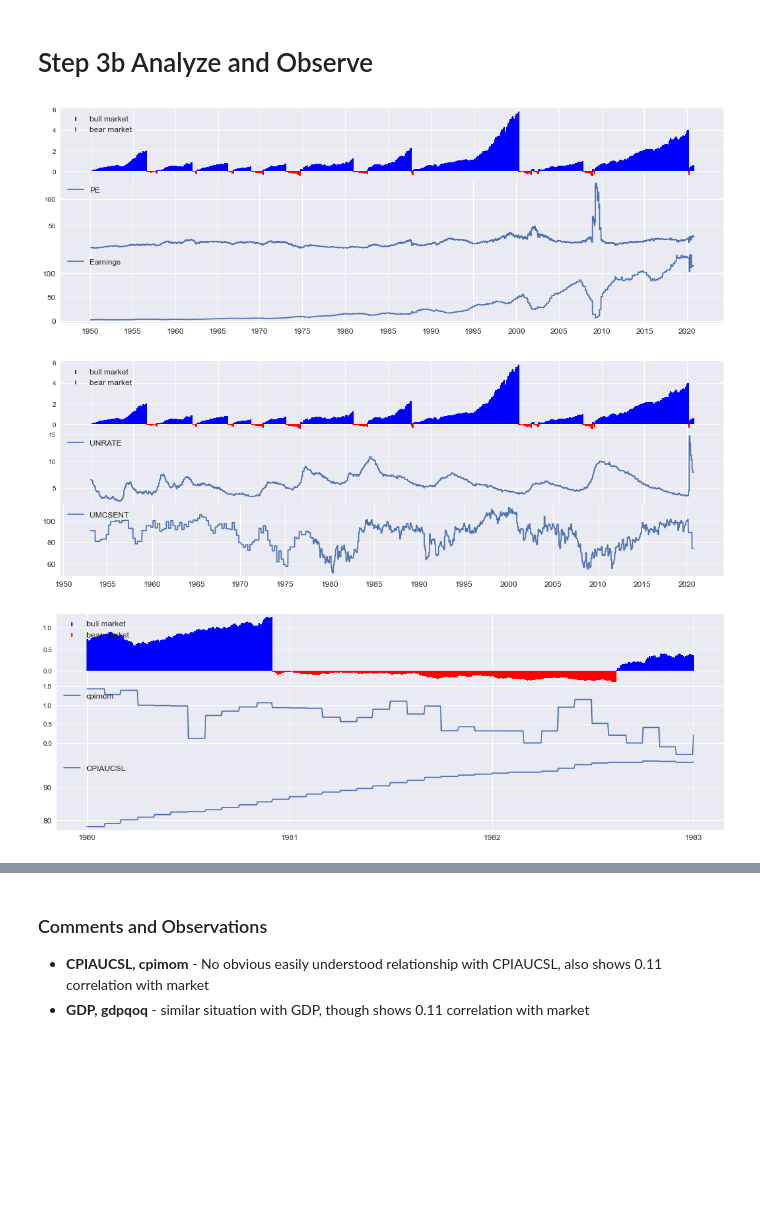
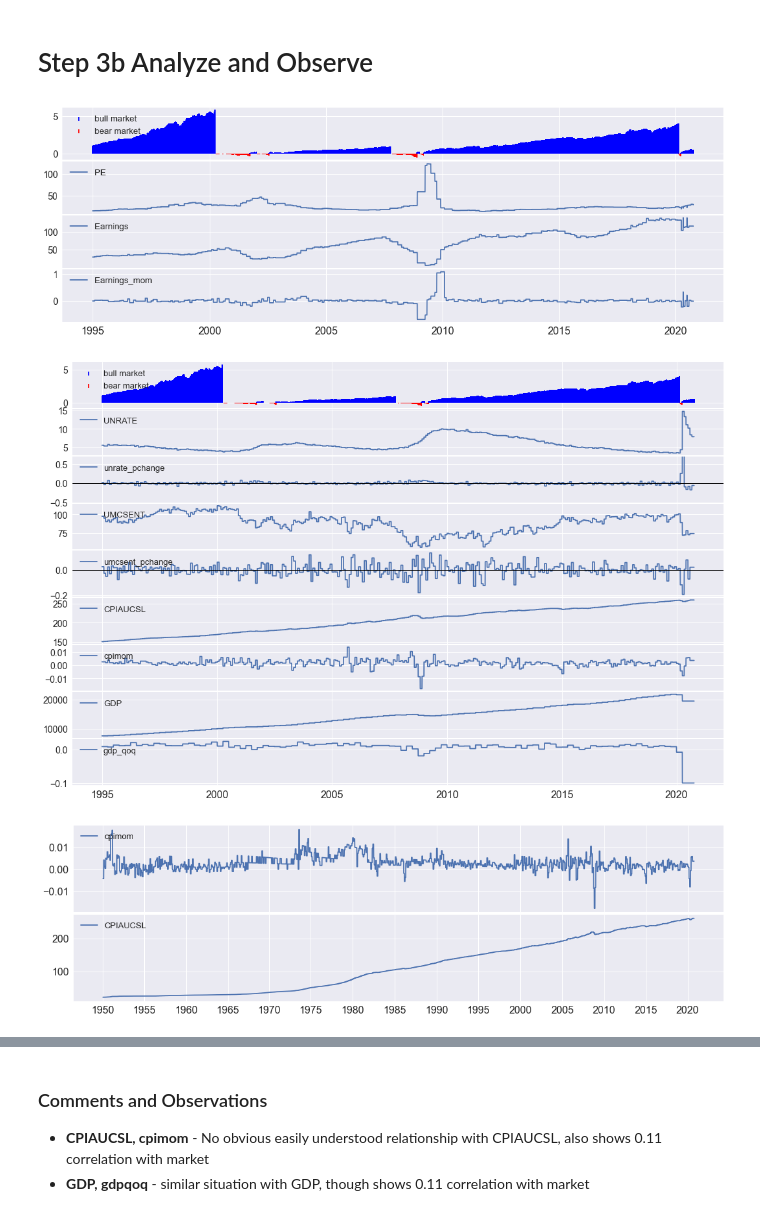
Before and after one commit to Aljgutier/Pyquant, a Jupyter notebook: SP500_MktCycle_Data.ipynb, the cells around one changed output, grey strips where cells are left out. Drawn from its saved outputs; the diff is of its cells as text; code cells hidden in the pictures; blank space fills up the shorter version.

Commit message:
clean up for market data analysis

```diff
--- a/SP500_MktCycle_Data.ipynb
+++ b/SP500_MktCycle_Data.ipynb
@@ -135,25 +137,24 @@ import quandl
 </table>
 # %%
 # files with current set of data
-%run fmfunctions
+
+%run fmget
 
 # get recessions
 recessions = get_recessions()
 
-# Data files with current set of data
+# Data files
 
 sp500_file = './data/GSPC_1950-1-3_to_2020-10-5.csv'
-sppe_file='./data/sp500_pe_daily_1950-1-3_to_2020-10-5.csv'
+sppe_file='./data/sppe_1950-2-1_to_2020-10-1.csv'
 t10y3m_file='./data/T10Y3M_1982-1-4_to_2020-10-5.csv'
 gdp_file='./data/GDP_1947-1-1_to_2020-4-1.csv'
 unrate_file='./data/UNRATE_1948-1-1_to_2020-9-1.csv'
 cpiaucsl_file='./data/CPIAUCSL_1947-1-1_to_2020-8-1.csv'
 umcsent_file='./data/UMCSENT_1953-2-1_to_2020-8-1.csv'
 
-
-# read in Files with the current set of data
 df_sp500 = pd.read_csv(sp500_file,index_col=0,parse_dates=True)
-df_sppe_daily = pd.read_csv(sppe_file,index_col=0,parse_dates=True)
+df_sppe = pd.read_csv(sppe_file,index_col=0,parse_dates=True)
 df_t10y3m =pd.read_csv(t10y3m_file,index_col=0,parse_dates=True)
 df_gdp = pd.read_csv(gdp_file,index_col=0,header=0,parse_dates=True)
 df_unrate = pd.read_csv(unrate_file,index_col=0,header=0,parse_dates=True)
@@ -181,7 +182,7 @@ if update_data==True:
     f.close
 
     df_sp500=yahoo_getappend('^GSPC',start,end,df=df_sp500,save=True,savedir='./data')
-    df_sppe_daily=quandl_sppe_getappend(df_sppe_daily,df_sp500,quandl_api_key, start,end,save=True, savedir='./data')
+    df_sppe=quandl_sppe_getappend(df_sppe_daily,df_sp500,quandl_api_key, start,end,save=True, savedir='./data')
     df_t10y3m=fred_getappend('T10Y3M',start,end,df=df_t10y3m,API_KEY_FRED=fred_api_key,save=True,savedir='./data')
     df_gdp=fred_getappend('GDP',start,end,df=df_gdp,API_KEY_FRED=fred_api_key,save=True,savedir='./data')
     df_unrate=fred_getappend('UNRATE',start,end,df=df_unrate,API_KEY_FRED=fred_api_key,save=True,savedir='./data')
@@ -189,9 +190,10 @@ if update_data==True:
     df_umcsent=fred_getappend('UMCSENT',start,end,df=df_umcsent,API_KEY_FRED=fred_api_key,save=True,savedir='./data')
 
 
+
 display(df_sp500.tail(2))
 display(df_t10y3m.tail(2))
-display(df_sppe_daily.tail(2))
+display(df_sppe.tail(2))
 display(df_gdp.tail(2))
 display(df_unrate.tail(2))
 display(df_cpiaucsl.tail(2))
@@ -345,31 +361,40 @@ Index(['Close', 'High', 'Low', 'Open', 'Volume', 'mkt', 'mcupm', 'mcnr',
 # %%
 # PE Data
 
-%run fmfunctions
+%run fmtransforms
 %run fmplot
 
-s=dt.datetime(2007,1,1)
+s=dt.datetime(1950,1,1)
 e=dt.datetime(2010,1,1)
 
-s=dt.datetime(1950,1,1)
+#s=dt.datetime(2007,1,1)
+#e=dt.datetime(2010,1,1)
+
+s=dt.datetime(1995,1,1)
 e=dt.datetime(2020,10,5)
 
-fmplot(df_ml,variables=['mcnr','PE','Earnings'],plottypes=['mktcycle','line','line'],hspace=0,
-      startdate=s,enddate=e, figsize=[18,6])
+fmplot(df_ml,variables=['mcnr','PE','Earnings','Earnings_mom'],plottypes=['mktcycle','line','line','line'],
+       sharex=True, hspace=0.03, startdate=s,enddate=e, figsize=[18,6],
+       xtick_labelsize=16, ytick_labelsize=14,legend_fontsize=13 )
 # %% [output]
-[figure, old version]
+[figure, new version]
 # %%
 s=dt.datetime(1950,1,1)
 e=dt.datetime(2020,10,5)
 
-fmplot(df_ml,variables=['mcnr','UNRATE','UMCSENT'],plottypes=['mktcycle','line','line'],hspace=0,
-      startdate=s,enddate=e, figsize=[18,6])
+s=dt.datetime(1995,1,1)
+e=dt.datetime(2020,10,5)
+
+fmplot(df_ml,variables=['mcnr','UNRATE','unrate_pchange','UMCSENT','umcsent_pchange','CPIAUCSL' ,'cpimom','GDP','gdp_qoq'],
+       plottypes=['mktcycle','','','','','','','',''],
+       hspace=.03, sharex=True,ylims=['','',(-0.5,0.7),'','','','','',''],hlines=['','',0,'',0,'','','',''],
+      startdate=s,enddate=e, figsize=[18,12],xtick_labelsize=16, ytick_labelsize=14,legend_fontsize=13 )
 # %% [output]
-[figure, old version]
+[figure, new version]
 # %%
 # Consumer Price Index
 
-%run fmfunctions
+%run fmtransforms
 %run fmplot
 
 s=dt.datetime(1980,1,1)
@@ -378,12 +403,11 @@ e=dt.datetime(1983,1,1)
 #s=dt.datetime(1950,1,1)
 #e=dt.datetime(2020,8,24)
 
-#s=dt.datetime(1950,1,1)
-#e=dt.datetime(2020,10,5)
+s=dt.datetime(1950,1,1)
+e=dt.datetime(2020,10,5)
 
-fmplot(df_ml,variables=['mcnr','cpimom','CPIAUCSL'], startdate=s,enddate=e,
-       plottypes=['mktcycle','line','line'],hspace=0,
-       figsize=[18,6])
+fmplot(df_ml,variables=['cpimom','CPIAUCSL'], startdate=s,enddate=e,hspace=.025,
+       xtick_labelsize=16, ytick_labelsize=16,sharex=True,figsize=[18,5],legend_fontsize=13)
 # %% [output]
-[figure, old version]
+[figure, new version]
 # %%
```
Also changed, not shown: parts of 12 cells of this notebook, 7 other files.
